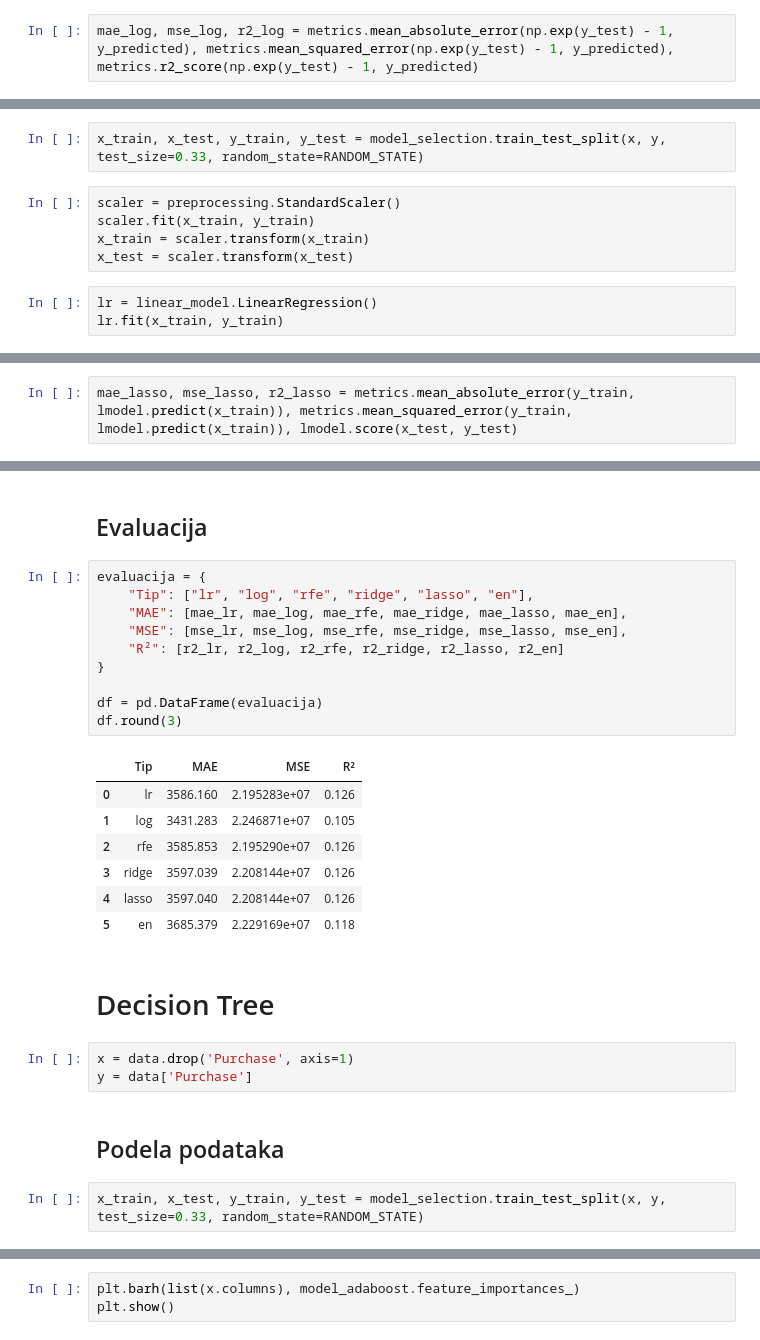
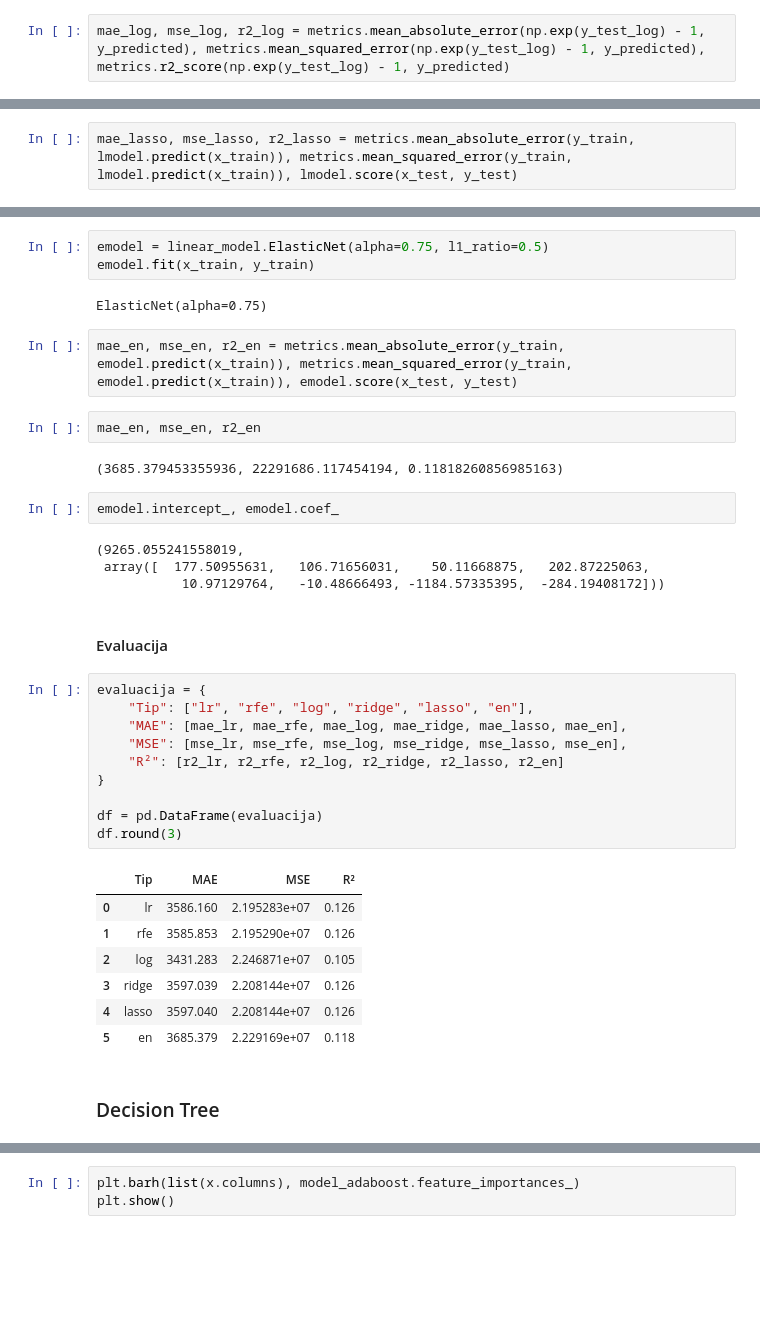
Before and after one commit to dunjica21/Projekat_ML, a Jupyter notebook: BlackFriday.ipynb, the cells around one changed output, grey strips where cells are left out. Saved outputs shown, nothing was run; the diff lists cells and outputs as text; blank space fills up the shorter version.

```diff
--- a/BlackFriday.ipynb
+++ b/BlackFriday.ipynb
@@ -480,6 +430,6 @@ y_predicted_log = lr.predict(x_test)
 y_predicted = np.exp(y_predicted_log) - 1
 # %%
-mae_log, mse_log, r2_log = metrics.mean_absolute_error(np.exp(y_test) - 1, y_predicted), metrics.mean_squared_error(np.exp(y_test) - 1, y_predicted), metrics.r2_score(np.exp(y_test) - 1, y_predicted)
+mae_log, mse_log, r2_log = metrics.mean_absolute_error(np.exp(y_test_log) - 1, y_predicted), metrics.mean_squared_error(np.exp(y_test_log) - 1, y_predicted), metrics.r2_score(np.exp(y_test_log) - 1, y_predicted)
 # %%
 mae_log, mse_log, r2_log
 # %% [output]
@@ -515,10 +436,0 @@ x.head(), y.head()
-# %%
-x_train, x_test, y_train, y_test = model_selection.train_test_split(x, y, test_size=0.33, random_state=RANDOM_STATE)
-# %%
-scaler = preprocessing.StandardScaler()
-scaler.fit(x_train, y_train)
-x_train = scaler.transform(x_train)
-x_test = scaler.transform(x_test)
-# %%
-lr = linear_model.LinearRegression()
-lr.fit(x_train, y_train)
@@ -618,29 +473,39 @@ emodel.intercept_, emodel.coef_
+# %%
+emodel = linear_model.ElasticNet(alpha=0.75, l1_ratio=0.5)
+emodel.fit(x_train, y_train)
+# %% [output]
+ElasticNet(alpha=0.75)
+# %%
+mae_en, mse_en, r2_en = metrics.mean_absolute_error(y_train, emodel.predict(x_train)), metrics.mean_squared_error(y_train, emodel.predict(x_train)), emodel.score(x_test, y_test)
+# %%
+mae_en, mse_en, r2_en
+# %% [output]
+(3685.379453355936, 22291686.117454194, 0.11818260856985163)
+# %%
+emodel.intercept_, emodel.coef_
+# %% [output]
+(9265.055241558019,
+ array([  177.50955631,   106.71656031,    50.11668875,   202.87225063,
+           10.97129764,   -10.48666493, -1184.57335395,  -284.19408172]))
 # %% [markdown]
-## Evaluacija
+#### Evaluacija
 # %%
 evaluacija = {
-    "Tip": ["lr", "log", "rfe", "ridge", "lasso", "en"],
-    "MAE": [mae_lr, mae_log, mae_rfe, mae_ridge, mae_lasso, mae_en],
-    "MSE": [mse_lr, mse_log, mse_rfe, mse_ridge, mse_lasso, mse_en],
-    "R²": [r2_lr, r2_log, r2_rfe, r2_ridge, r2_lasso, r2_en]
+    "Tip": ["lr", "rfe", "log", "ridge", "lasso", "en"],
+    "MAE": [mae_lr, mae_rfe, mae_log, mae_ridge, mae_lasso, mae_en],
+    "MSE": [mse_lr, mse_rfe, mse_log, mse_ridge, mse_lasso, mse_en],
+    "R²": [r2_lr, r2_rfe, r2_log, r2_ridge, r2_lasso, r2_en]
 }
 
 df = pd.DataFrame(evaluacija)
 df.round(3)
 # %% [output]
 |  | Tip | MAE | MSE | R² |
 | 0 | lr | 3586.160 | 2.195283e+07 | 0.126 |
-| 1 | log | 3431.283 | 2.246871e+07 | 0.105 |
-| 2 | rfe | 3585.853 | 2.195290e+07 | 0.126 |
+| 1 | rfe | 3585.853 | 2.195290e+07 | 0.126 |
+| 2 | log | 3431.283 | 2.246871e+07 | 0.105 |
 | 3 | ridge | 3597.039 | 2.208144e+07 | 0.126 |
 | 4 | lasso | 3597.040 | 2.208144e+07 | 0.126 |
 | 5 | en | 3685.379 | 2.229169e+07 | 0.118 |
 # %% [markdown]
-# Decision Tree
+### Decision Tree
-# %%
-x = data.drop('Purchase', axis=1)
-y = data['Purchase']
-# %% [markdown]
-## Podela podataka
-# %%
-x_train, x_test, y_train, y_test = model_selection.train_test_split(x, y, test_size=0.33, random_state=RANDOM_STATE)
```
Also changed, not shown: parts of 81 cells of this notebook.
